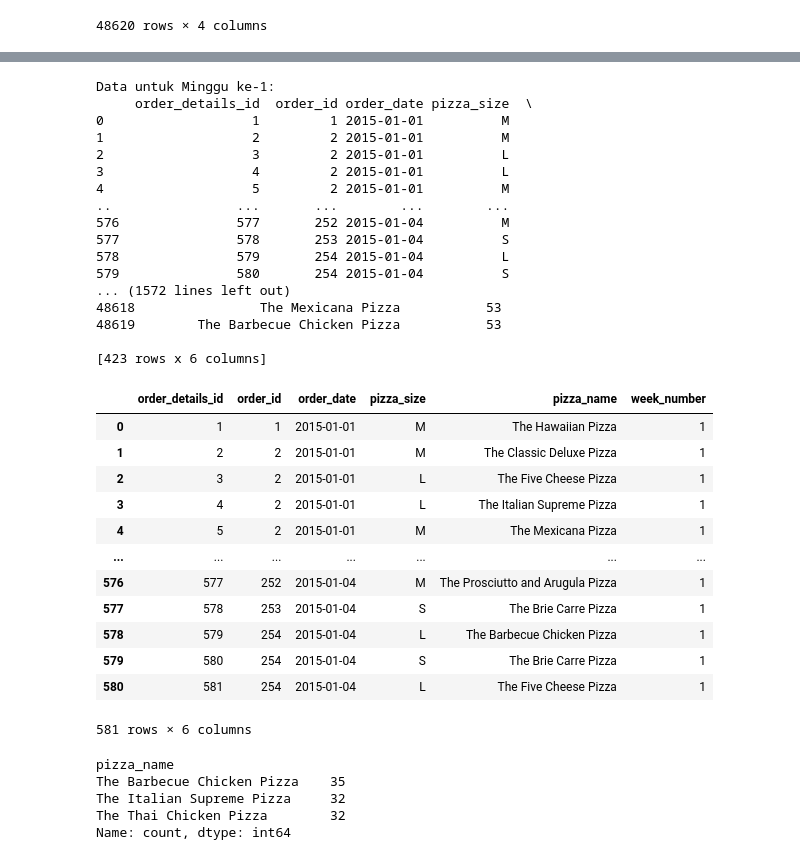
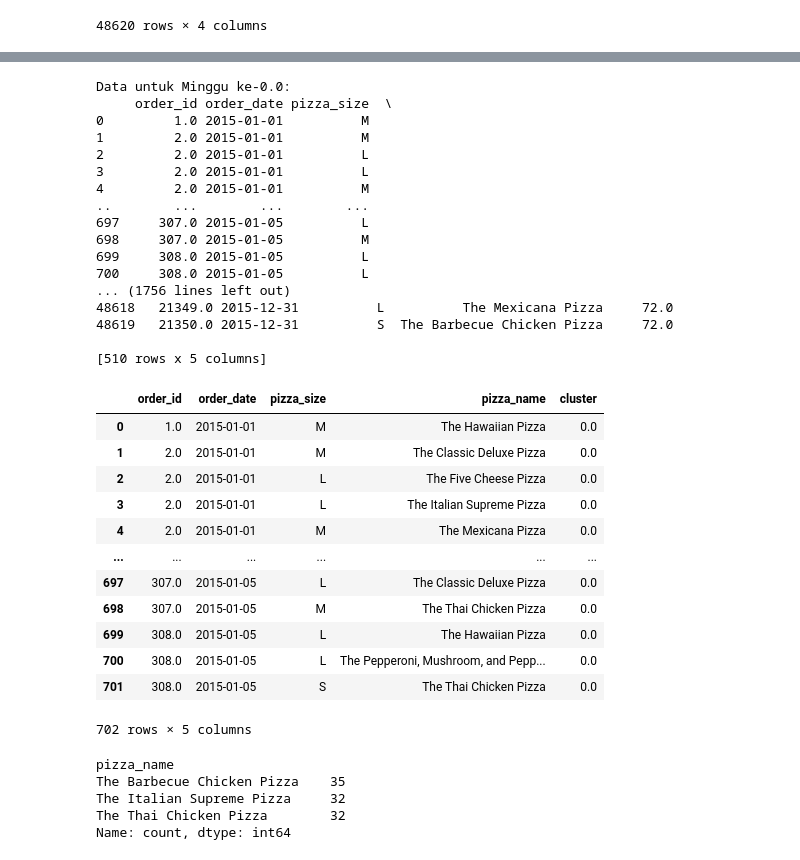
Before and after one commit to gregoriusViko/Pizza_SPPK, a Jupyter notebook: public/kode_python/readPizza2.ipynb, the cells around one changed output, grey strips where cells are left out. Cells and saved outputs as stored; diff of their text form; code cells hidden in the pictures.

```diff
--- a/public/kode_python/readPizza2.ipynb
+++ b/public/kode_python/readPizza2.ipynb
@@ -70,7 +72,7 @@ See the caveats in the documentation: https://pandas.pydata.org/pandas-docs/stab
   PilihKolom['week_number'] = PilihKolom['order_date'].dt.isocalendar().week
 # %%
 # Kelompokkan berdasarkan minggu
-grouped = PilihKolom.groupby('week_number')
+grouped = PilihKolom.groupby('cluster')
 
 # Pisahkan DataFrame untuk setiap minggu
 weekly_dataframes = {week: group for week, group in grouped}
@@ -84,39 +86,39 @@ for week, df in weekly_dataframes.items():
     # Opsional: Simpan ke file CSV
     # df.to_csv(f"week_{week}.csv", index=False)
 # %% [output]
-Data untuk Minggu ke-1:
-     order_details_id  order_id order_date pizza_size  \
-0                   1         1 2015-01-01          M
-1                   2         2 2015-01-01          M
-2                   3         2 2015-01-01          L
-3                   4         2 2015-01-01          L
-4                   5         2 2015-01-01          M
-..                ...       ...        ...        ...
-576               577       252 2015-01-04          M
-577               578       253 2015-01-04          S
-578               579       254 2015-01-04          L
-579               580       254 2015-01-04          S
-... (1572 lines left out)
-48618                The Mexicana Pizza           53
-48619        The Barbecue Chicken Pizza           53
+Data untuk Minggu ke-0.0:
+     order_id order_date pizza_size  \
+0         1.0 2015-01-01          M
+1         2.0 2015-01-01          M
+2         2.0 2015-01-01          L
+3         2.0 2015-01-01          L
+4         2.0 2015-01-01          M
+..        ...        ...        ...
+697     307.0 2015-01-05          L
+698     307.0 2015-01-05          M
+699     308.0 2015-01-05          L
+700     308.0 2015-01-05          L
+... (1756 lines left out)
+48618   21349.0 2015-12-31          L          The Mexicana Pizza     72.0
+48619   21350.0 2015-12-31          S  The Barbecue Chicken Pizza     72.0
 
-[423 rows x 6 columns]
+[510 rows x 5 columns]
 # %%
-weekly_dataframes[1]
+weekly_dataframes[0]
 # %% [output]
-|  | order_details_id | order_id | order_date | pizza_size | pizza_name | week_number |
-| 0 | 1 | 1 | 2015-01-01 | M | The Hawaiian Pizza | 1 |
-| 1 | 2 | 2 | 2015-01-01 | M | The Classic Deluxe Pizza | 1 |
-| 2 | 3 | 2 | 2015-01-01 | L | The Five Cheese Pizza | 1 |
-| 3 | 4 | 2 | 2015-01-01 | L | The Italian Supreme Pizza | 1 |
-| 4 | 5 | 2 | 2015-01-01 | M | The Mexicana Pizza | 1 |
-| ... | ... | ... | ... | ... | ... | ... |
-| 576 | 577 | 252 | 2015-01-04 | M | The Prosciutto and Arugula Pizza | 1 |
-| 577 | 578 | 253 | 2015-01-04 | S | The Brie Carre Pizza | 1 |
-| 578 | 579 | 254 | 2015-01-04 | L | The Barbecue Chicken Pizza | 1 |
-| 579 | 580 | 254 | 2015-01-04 | S | The Brie Carre Pizza | 1 |
-| 580 | 581 | 254 | 2015-01-04 | L | The Five Cheese Pizza | 1 |
+|  | order_id | order_date | pizza_size | pizza_name | cluster |
+| 0 | 1.0 | 2015-01-01 | M | The Hawaiian Pizza | 0.0 |
+| 1 | 2.0 | 2015-01-01 | M | The Classic Deluxe Pizza | 0.0 |
+| 2 | 2.0 | 2015-01-01 | L | The Five Cheese Pizza | 0.0 |
+| 3 | 2.0 | 2015-01-01 | L | The Italian Supreme Pizza | 0.0 |
+| 4 | 2.0 | 2015-01-01 | M | The Mexicana Pizza | 0.0 |
+| ... | ... | ... | ... | ... | ... |
+| 697 | 307.0 | 2015-01-05 | L | The Classic Deluxe Pizza | 0.0 |
+| 698 | 307.0 | 2015-01-05 | M | The Thai Chicken Pizza | 0.0 |
+| 699 | 308.0 | 2015-01-05 | L | The Hawaiian Pizza | 0.0 |
+| 700 | 308.0 | 2015-01-05 | L | The Pepperoni, Mushroom, and Pepp... | 0.0 |
+| 701 | 308.0 | 2015-01-05 | S | The Thai Chicken Pizza | 0.0 |
-581 rows × 6 columns
+702 rows × 5 columns
 # %%
 minggu1 = weekly_dataframes[1]['pizza_name'].value_counts().head(3)
 minggu1
```
Also changed, not shown: parts of 3 cells of this notebook, 3 other files.
